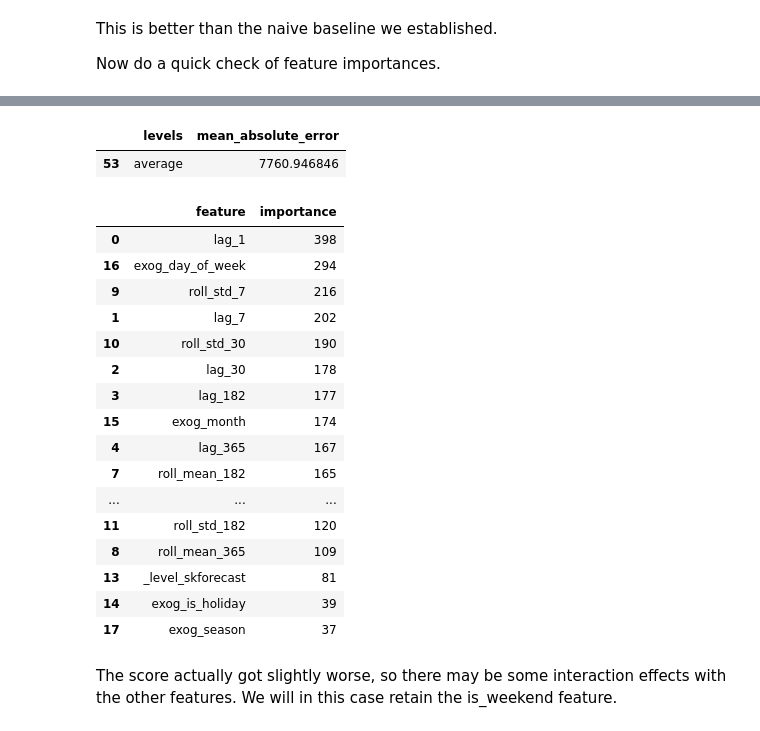
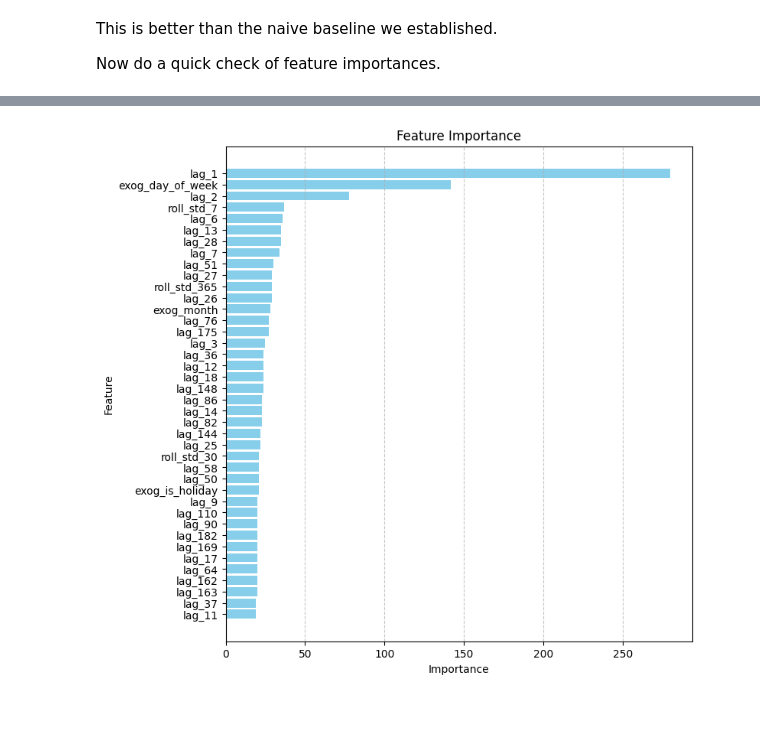
Before and after one commit to d-lazenby/energy-demand-forecasting, a Jupyter notebook: notebooks/05_lgbm_model.ipynb, the cells around one changed output, grey strips where cells are left out. Drawn from its saved outputs; the diff is of its cells as text; code cells hidden in the pictures.

```diff
--- a/notebooks/05_lgbm_model.ipynb
+++ b/notebooks/05_lgbm_model.ipynb
@@ -155,32 +108,18 @@ metrics_reduced, backtest_predictions_reduced = backtesting_forecaster_multiseri
-# %%
-metrics_reduced[metrics_reduced["levels"] == "average"]
-# %% [output]
-|  | levels | mean_absolute_error |
-| 53 | average | 7760.946846 |
-# %%
-forecaster_reduced.fit(
-    series=data_reduced.filter(like="ba_"),
-    exog=data_reduced.filter(like="exog_"),
-)
-
-forecaster_reduced.get_feature_importances()
-# %% [output]
-|  | feature | importance |
-| 0 | lag_1 | 398 |
-| 16 | exog_day_of_week | 294 |
-| 9 | roll_std_7 | 216 |
-| 1 | lag_7 | 202 |
-| 10 | roll_std_30 | 190 |
-| 2 | lag_30 | 178 |
-| 3 | lag_182 | 177 |
-| 15 | exog_month | 174 |
-| 4 | lag_365 | 167 |
-| 7 | roll_mean_182 | 165 |
-| ... | ... | ... |
-| 11 | roll_std_182 | 120 |
-| 8 | roll_mean_365 | 109 |
-| 13 | _level_skforecast | 81 |
-| 14 | exog_is_holiday | 39 |
-| 17 | exog_season | 37 |
-# %% [markdown]
-The score actually got slightly worse, so there may be some interaction effects with the other features. We will in this case retain the is_weekend feature.
+# %%
+import matplotlib.pyplot as plt
+
+df = forecaster.get_feature_importances().nlargest(40, columns='importance')
+df = df.sort_values(by="importance", ascending=True)
+
+# Plotting
+plt.figure(figsize=(8, 5))
+plt.barh(df["feature"], df["importance"], color="skyblue")
+plt.xlabel("Importance")
+plt.ylabel("Feature")
+plt.title("Feature Importance")
+plt.grid(axis="x", linestyle="--", alpha=0.7)
+plt.tight_layout()
+plt.gcf().set_size_inches(8, len(df) * 0.2)
+plt.show()
+# %% [output]
+[figure, added]
```
Also changed, not shown: parts of 7 cells of this notebook, 1 other file.
